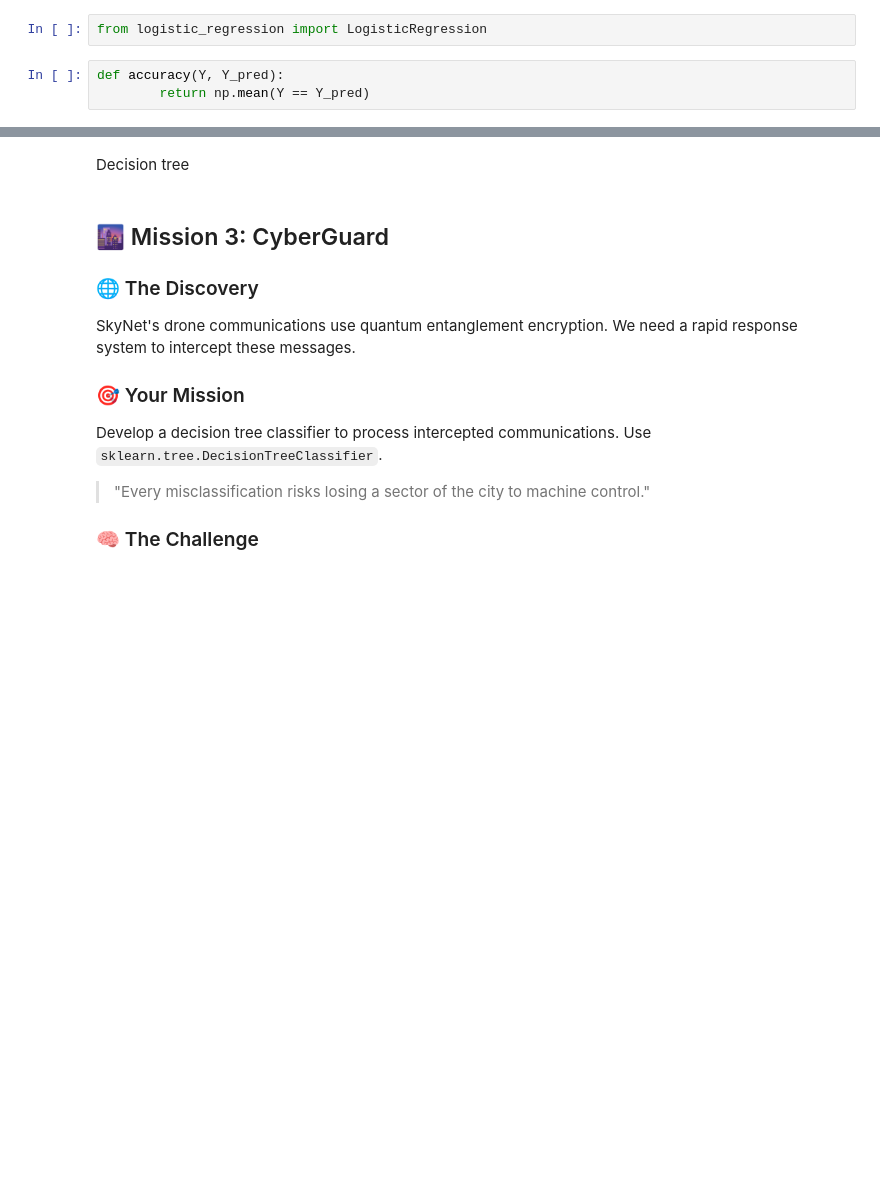
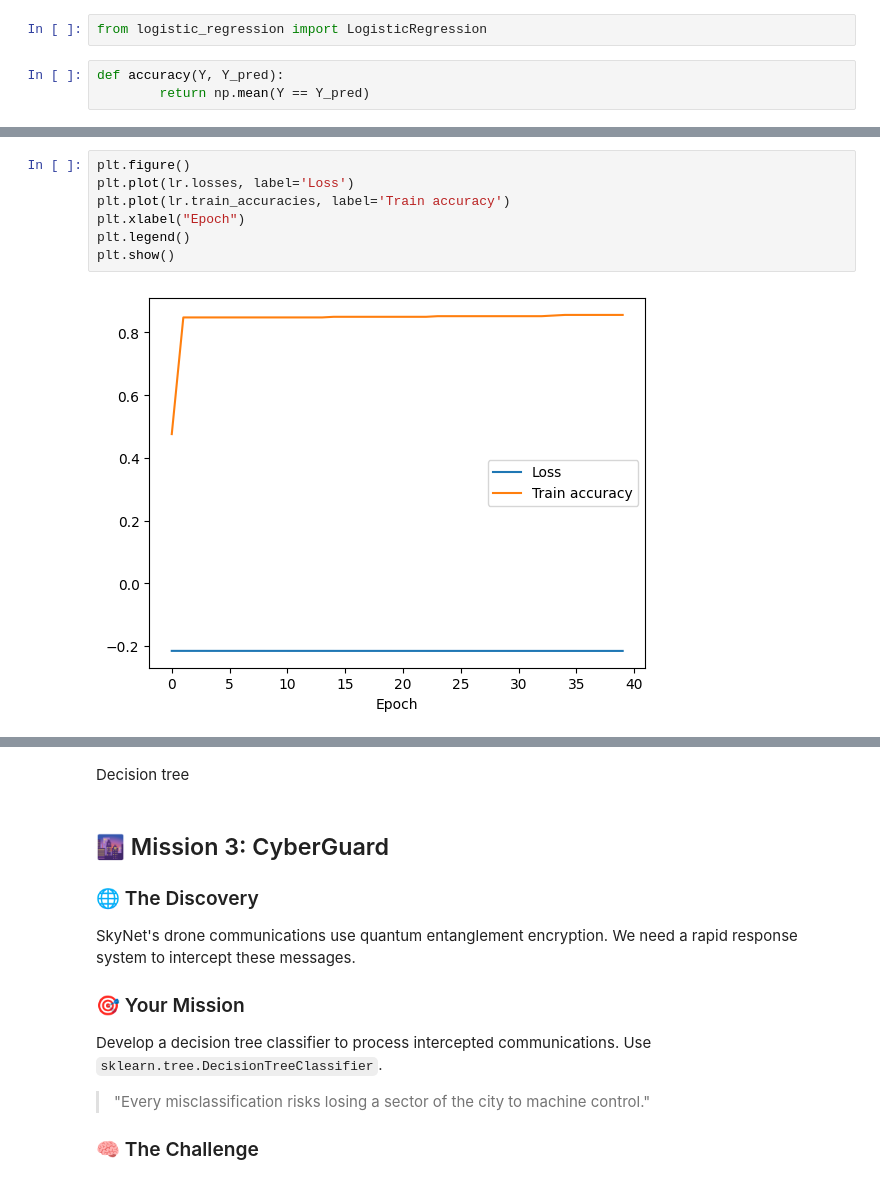
Before and after one commit to btviet/tdt4172, a Jupyter notebook: Chapter_1.ipynb, the cells around one changed output, grey strips where cells are left out. Cells and saved outputs as stored; diff of their text form; blank space fills up the shorter version.

```diff
--- a/Chapter_1.ipynb
+++ b/Chapter_1.ipynb
@@ -187 +218,10 @@ Accuracy:  0.518
+# %%
+plt.figure()
+plt.plot(lr.losses, label='Loss')
+plt.plot(lr.train_accuracies, label='Train accuracy')
+plt.xlabel("Epoch")
+plt.legend()
+plt.show()
+# %% [output]
+[figure, added]
 # %%
```
Also changed, not shown: parts of 7 cells of this notebook, 1 other file.
